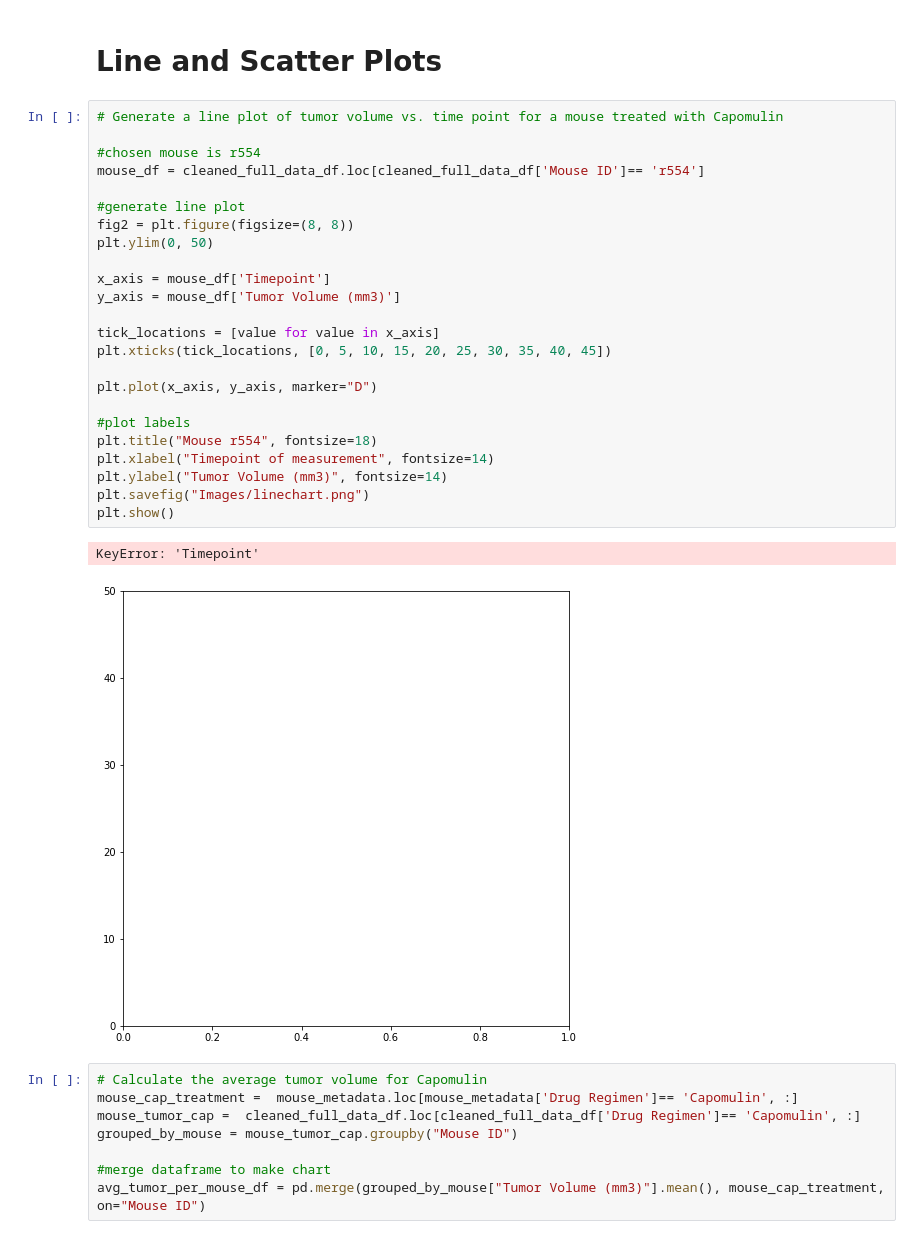
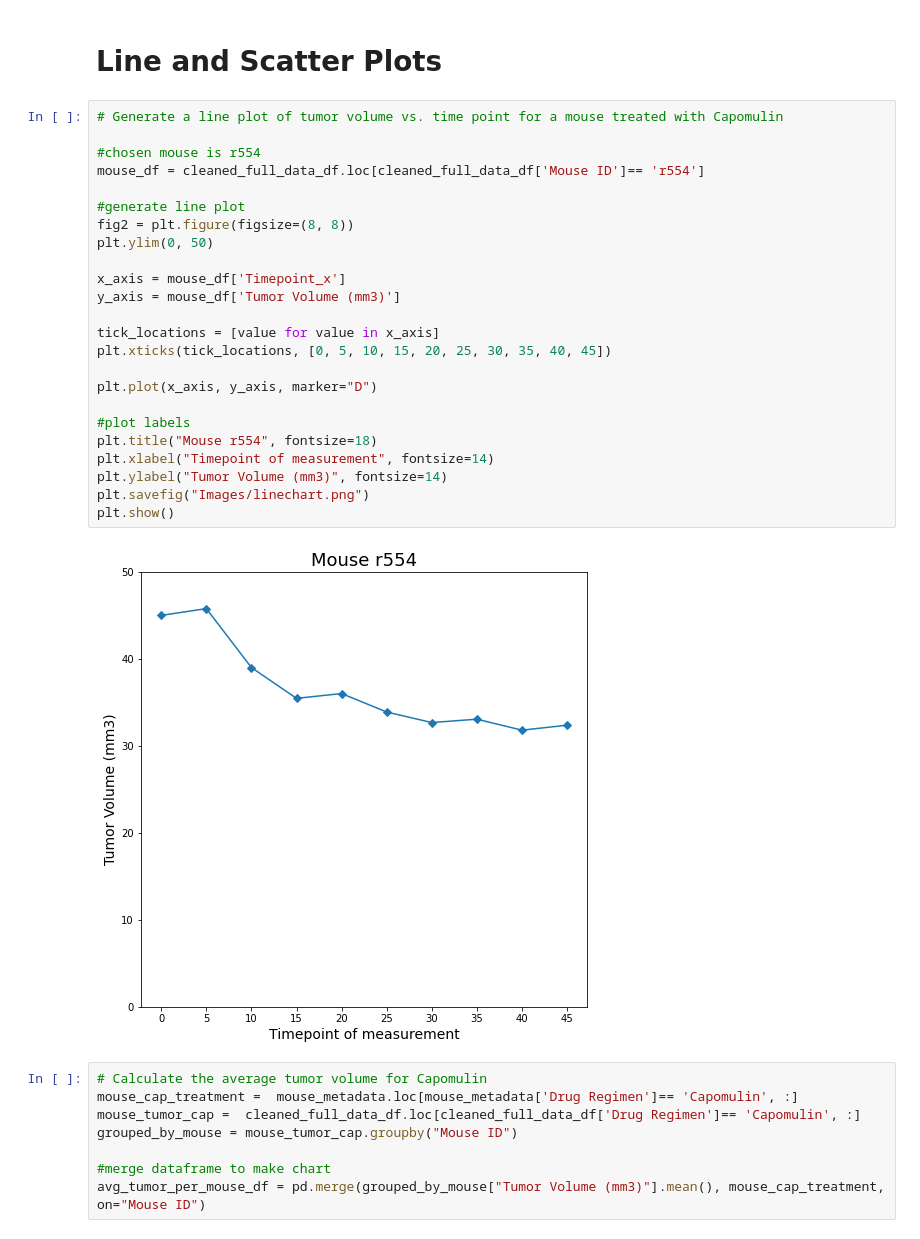
Before and after one commit to Corters22/Pymaceuticals_Review, a Jupyter notebook: Pymaceutical.ipynb, the cells around one changed output. Cells and saved outputs as stored; diff of their text form.

```diff
--- a/Pymaceutical.ipynb
+++ b/Pymaceutical.ipynb
@@ -279,30 +279,29 @@ plt.show(bp)
 # %%
 # Generate a line plot of tumor volume vs. time point for a mouse treated with Capomulin
 
 #chosen mouse is r554
 mouse_df = cleaned_full_data_df.loc[cleaned_full_data_df['Mouse ID']== 'r554']
 
 #generate line plot
 fig2 = plt.figure(figsize=(8, 8))
 plt.ylim(0, 50)
 
-x_axis = mouse_df['Timepoint']
+x_axis = mouse_df['Timepoint_x']
 y_axis = mouse_df['Tumor Volume (mm3)']
 
 tick_locations = [value for value in x_axis]
 plt.xticks(tick_locations, [0, 5, 10, 15, 20, 25, 30, 35, 40, 45])
 
 plt.plot(x_axis, y_axis, marker="D")
 
 #plot labels
 plt.title("Mouse r554", fontsize=18)
 plt.xlabel("Timepoint of measurement", fontsize=14)
 plt.ylabel("Tumor Volume (mm3)", fontsize=14)
 plt.savefig("Images/linechart.png")
 plt.show()
 # %% [output]
-KeyError: 'Timepoint'
-[figure, old version]
+[figure, new version]
 # %%
 # Calculate the average tumor volume for Capomulin
 mouse_cap_treatment =  mouse_metadata.loc[mouse_metadata['Drug Regimen']== 'Capomulin', :]
```
Also changed, not shown: parts of 3 cells of this notebook.
